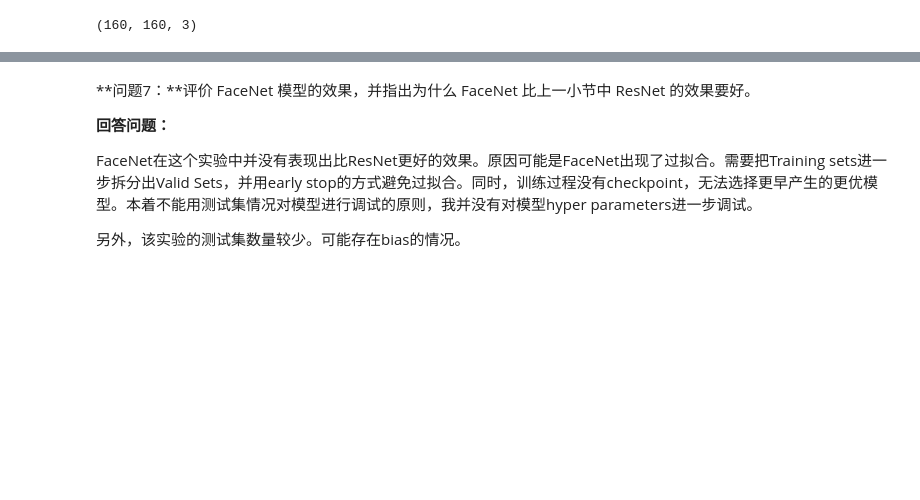
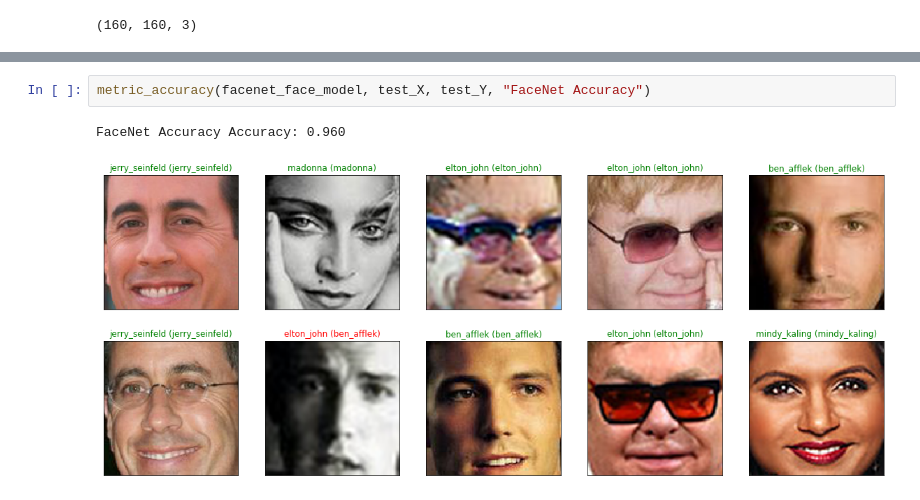
Before and after one commit to tianyiran02/-udacityML_faceDetection, a Jupyter notebook: Face Recognition.ipynb, the cells around one changed output, grey strips where cells are left out. Cells and saved outputs as stored; diff of their text form; blank space fills up the shorter version.

```diff
--- a/Face Recognition.ipynb
+++ b/Face Recognition.ipynb
@@ -697,8 +700,5 @@ FaceNet Accuracy: 0.800
-# %% [markdown]
-**问题7：**评价 FaceNet 模型的效果，并指出为什么 FaceNet 比上一小节中 ResNet 的效果要好。
-
-**回答问题：**
-
-FaceNet在这个实验中并没有表现出比ResNet更好的效果。原因可能是FaceNet出现了过拟合。需要把Training sets进一步拆分出Valid Sets，并用early stop的方式避免过拟合。同时，训练过程没有checkpoint，无法选择更早产生的更优模型。本着不能用测试集情况对模型进行调试的原则，我并没有对模型hyper parameters进一步调试。
-
-另外，该实验的测试集数量较少。可能存在bias的情况。
+# %%
+metric_accuracy(facenet_face_model, test_X, test_Y, "FaceNet Accuracy")
+# %% [output]
+FaceNet Accuracy Accuracy: 0.960
+[figure, added]
```
Also changed, not shown: parts of 15 cells of this notebook, 1 other file.
